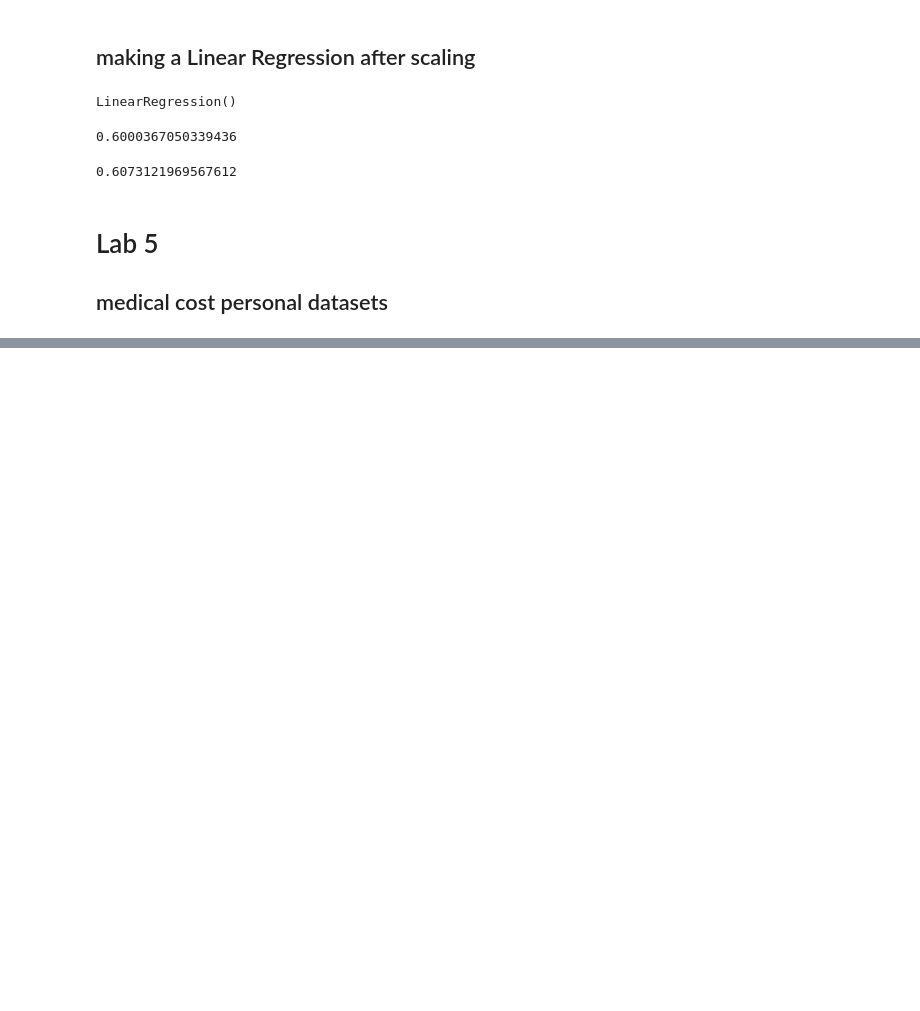
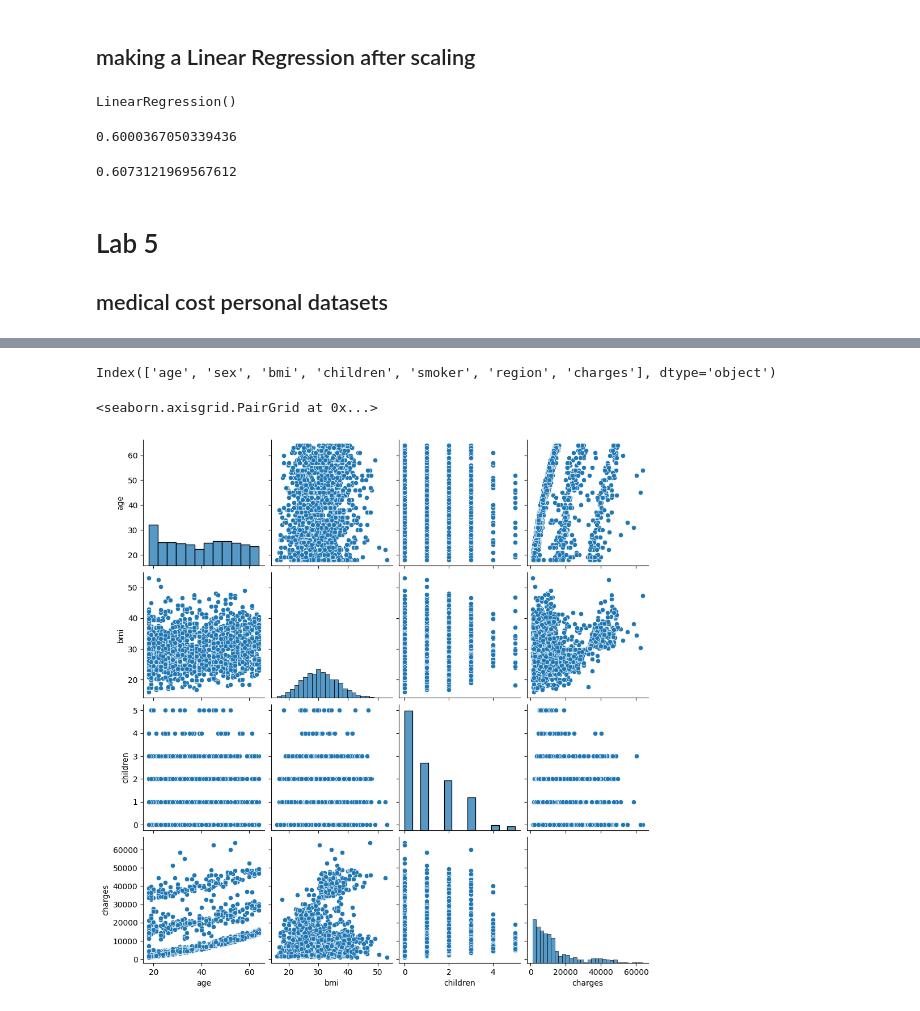
Before and after one commit to gurwoghd/2023_WFK_ICT-Laos-, a Jupyter notebook: sourcecodes/ch4_LinearRegression(LR).ipynb, the cells around one changed output, grey strips where cells are left out. Cells and saved outputs as stored; diff of their text form; code cells hidden in the pictures; blank space fills up the shorter version.

```diff
--- a/sourcecodes/ch4_LinearRegression(LR).ipynb
+++ b/sourcecodes/ch4_LinearRegression(LR).ipynb
@@ -858,0 +843,2 @@ model2.score(X_test_scaled, y_test_scaled)
+# %%
+df = pd.read_csv('/content/insurance.csv')
@@ -858,0 +888,9 @@ model2.score(X_test_scaled, y_test_scaled)
+# %%
+df.columns
+# %% [output]
+Index(['age', 'sex', 'bmi', 'children', 'smoker', 'region', 'charges'], dtype='object')
+# %%
+sns.pairplot(df)
+# %% [output]
+<seaborn.axisgrid.PairGrid at 0x...>
+[figure, added]
```
Also changed, not shown: parts of 19 cells of this notebook.
